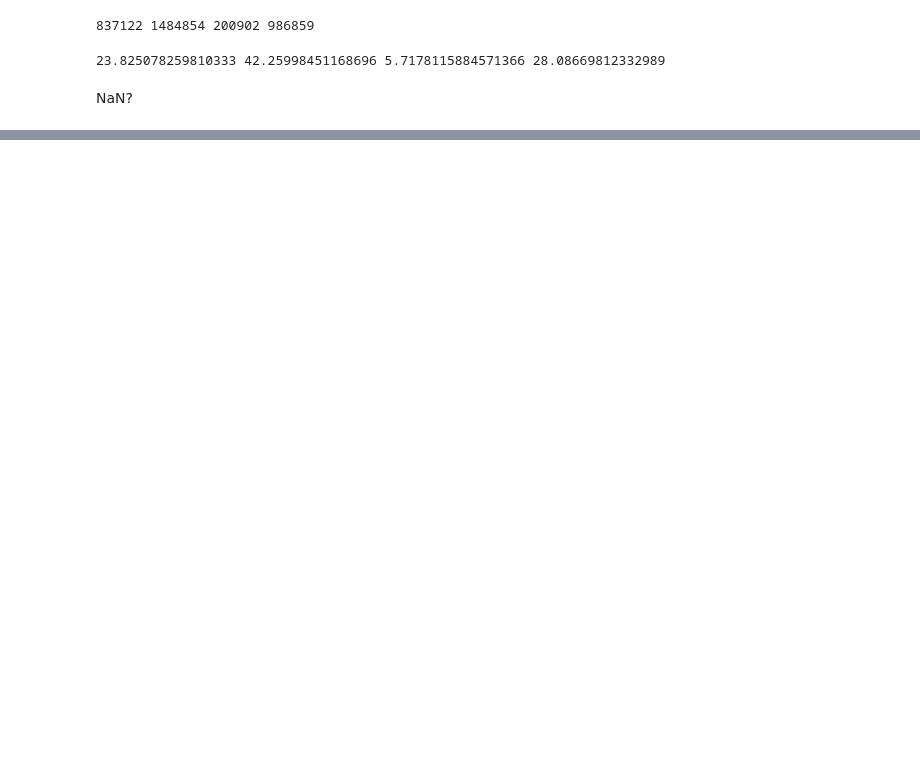
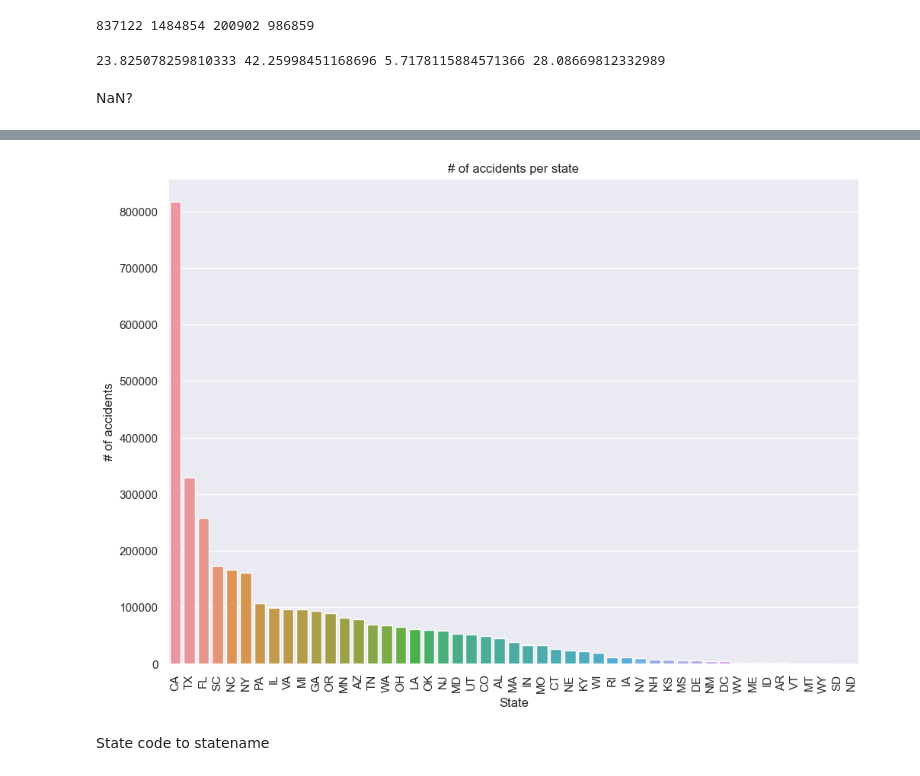
Before and after one commit to maxvangalen/WT-Data, a Jupyter notebook: DataAnalysisMax.ipynb, the cells around one changed output, grey strips where cells are left out. Drawn from its saved outputs; the diff is of its cells as text; code cells hidden in the pictures; blank space fills up the shorter version.

Commit message:
Data analysis update

```diff
--- a/DataAnalysisMax.ipynb
+++ b/DataAnalysisMax.ipynb
@@ -362,0 +363,3 @@ plt.show()
+# %%
+joejoe = locationdf.groupby('State', as_index = False)['Severity'].count().sort_values('Severity', ascending=False)
+joejoe.head(5)
@@ -362,0 +373,9 @@ plt.show()
+# %%
+ax = sb.barplot(x='State', y='Severity', data=joejoe, ci=False)
+ax.set(xlabel='State', ylabel='# of accidents', title='# of accidents per state')
+ax.tick_params(axis='x', rotation=90)
+sb.set(rc={'figure.figsize':(11.70,8.27)})
+# %% [output]
+[figure, added]
+# %% [markdown]
+State code to statename
```
Also changed, not shown: parts of 6 cells of this notebook.
